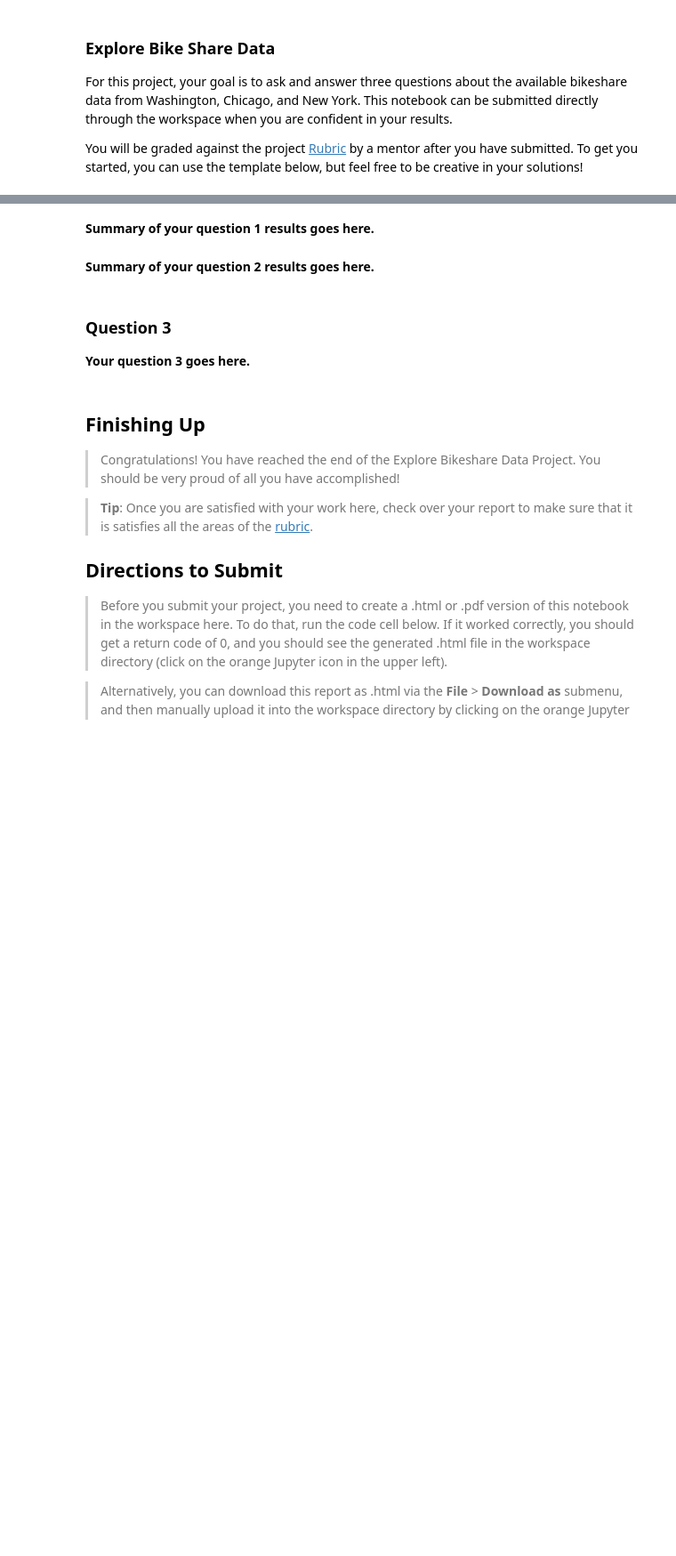
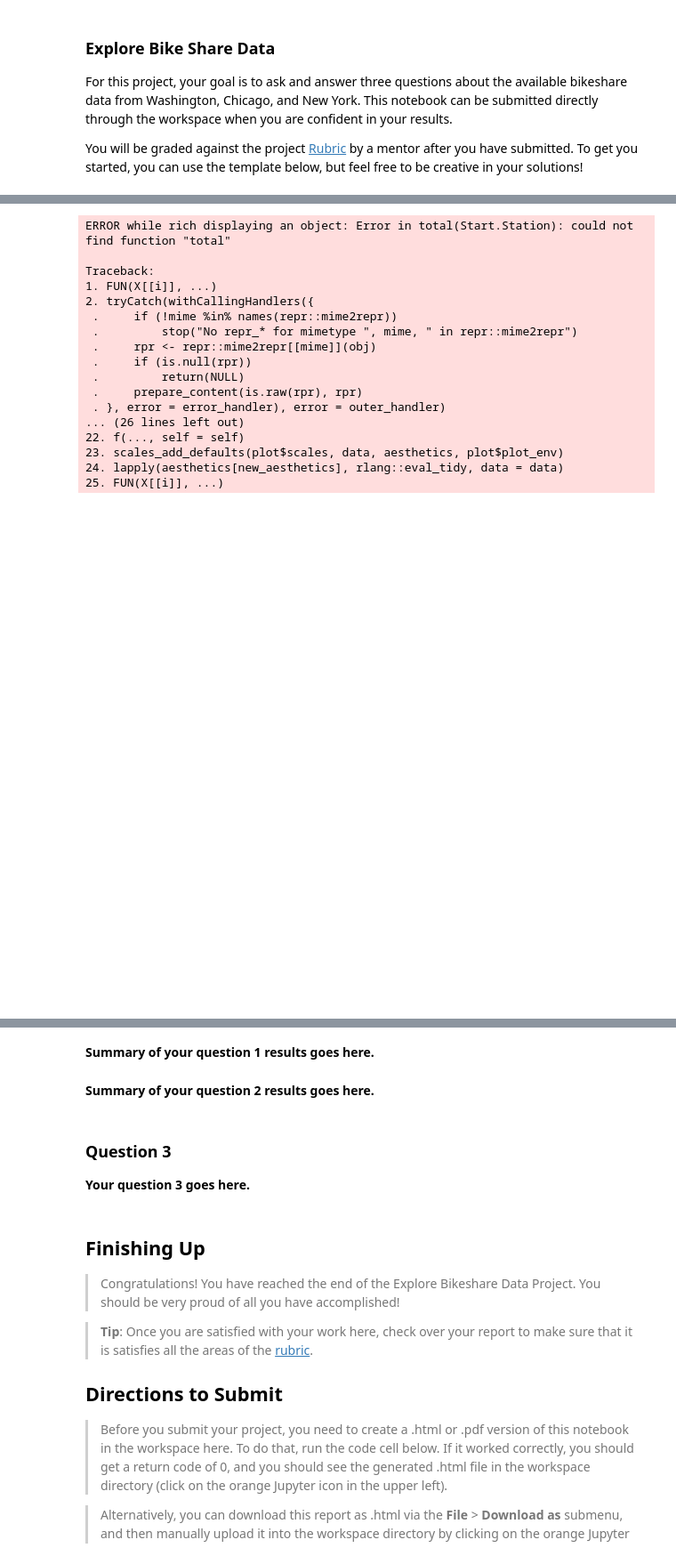
Before and after one commit to davidblackwelder/explore-bikeshare-data, a Jupyter notebook: exploring-bikeshare-data.ipynb, the cells around one changed output, grey strips where cells are left out. Shown at 89% size. Saved outputs shown, nothing was run; the diff lists cells and outputs as text; code cells hidden in the pictures; blank space fills up the shorter version.

Commit message:
Start EDA notebook and update gitignore

```diff
--- a/exploring-bikeshare-data.ipynb
+++ b/exploring-bikeshare-data.ipynb
@@ -10,0 +40,3 @@ chi = read.csv('./data/chicago.csv')
+# %%
+ny <- ny %>%
+        select(X, Start.Time)
@@ -10,0 +69,3 @@ chi = read.csv('./data/chicago.csv')
+# %%
+ny <- ny %>%
+        select(X, Start.Time)
@@ -20,0 +536,24 @@ head(ny)
+# %%
+# Bar plots
+ggplot(data = ny,
+       mapping = aes(x = total(Start.Station))) +
+  geom_histogram()
+# %% [output]
+ERROR while rich displaying an object: Error in total(Start.Station): could not find function "total"
+
+Traceback:
+1. FUN(X[[i]], ...)
+2. tryCatch(withCallingHandlers({
+ .     if (!mime %in% names(repr::mime2repr))
+ .         stop("No repr_* for mimetype ", mime, " in repr::mime2repr")
+ .     rpr <- repr::mime2repr[[mime]](obj)
+ .     if (is.null(rpr))
+ .         return(NULL)
+ .     prepare_content(is.raw(rpr), rpr)
+ . }, error = error_handler), error = outer_handler)
+... (26 lines left out)
+22. f(..., self = self)
+23. scales_add_defaults(plot$scales, data, aesthetics, plot$plot_env)
+24. lapply(aesthetics[new_aesthetics], rlang::eval_tidy, data = data)
+25. FUN(X[[i]], ...)
+[figure, added]
```
Also changed, not shown: parts of 93 cells of this notebook, 2 other files.
